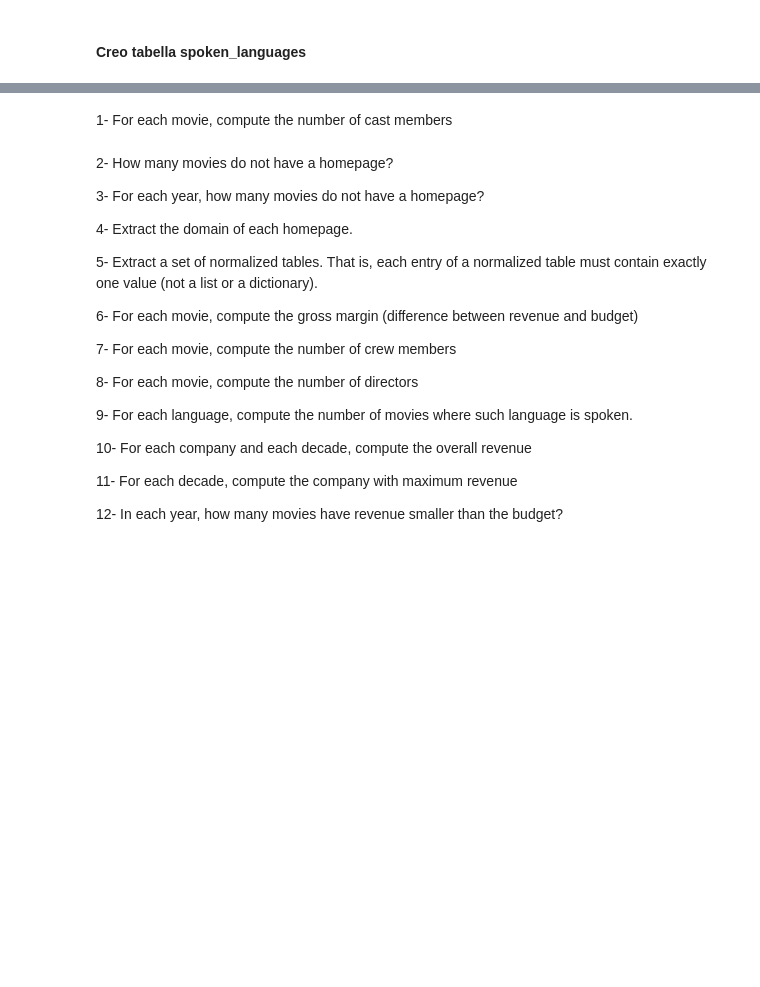
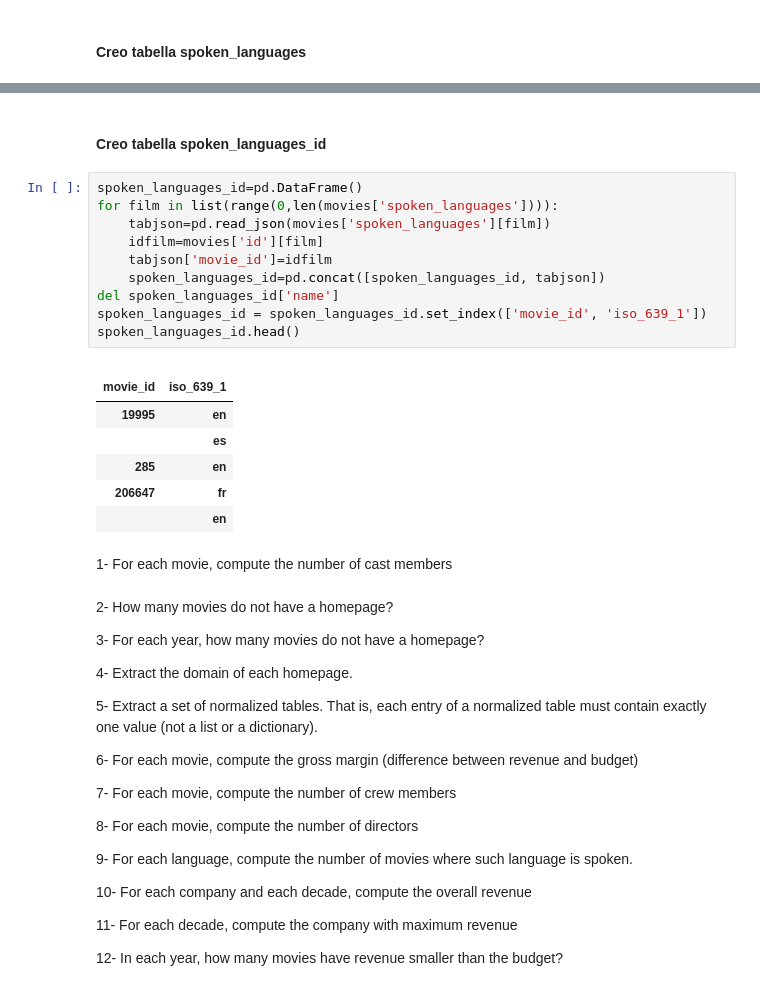
Before and after one commit to silviasantamaria/computerscience, a Jupyter notebook: Project+.ipynb, the cells around one changed output, grey strips where cells are left out. Cells and saved outputs as stored; diff of their text form; blank space fills up the shorter version.

```diff
--- a/Project+.ipynb
+++ b/Project+.ipynb
@@ -178,3 +207,23 @@ KeyError: 'iso_636_1'
+# %% [markdown]
+#### Creo tabella spoken_languages_id
+# %%
+spoken_languages_id=pd.DataFrame()
+for film in list(range(0,len(movies['spoken_languages']))):
+    tabjson=pd.read_json(movies['spoken_languages'][film])
+    idfilm=movies['id'][film]
+    tabjson['movie_id']=idfilm
+    spoken_languages_id=pd.concat([spoken_languages_id, tabjson])
+del spoken_languages_id['name']
+spoken_languages_id = spoken_languages_id.set_index(['movie_id', 'iso_639_1'])
+spoken_languages_id.head()
+# %% [output]
+|  |  |
+| movie_id | iso_639_1 |
+| 19995 | en |
+|  | es |
+| 285 | en |
+| 206647 | fr |
+|  | en |
 # %% [markdown]
 1- For each movie, compute the number of cast members
 # %% [markdown]
```
Also changed, not shown: parts of 4 cells of this notebook.
